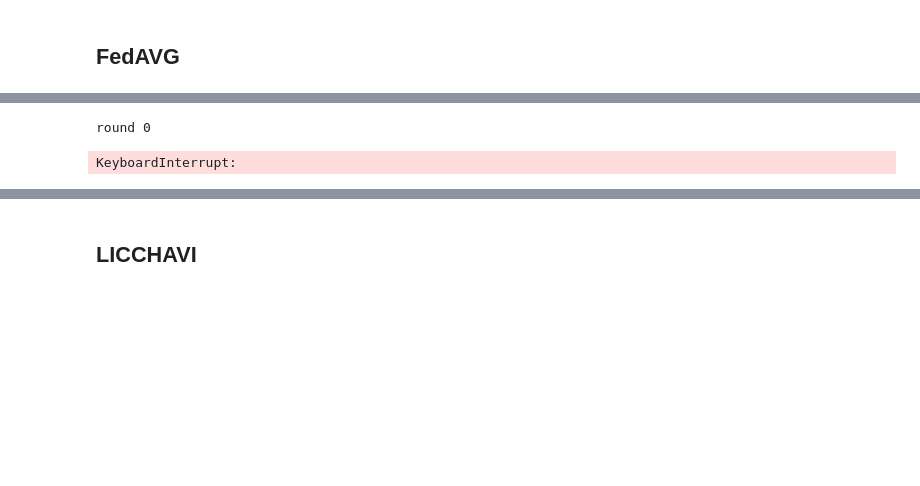
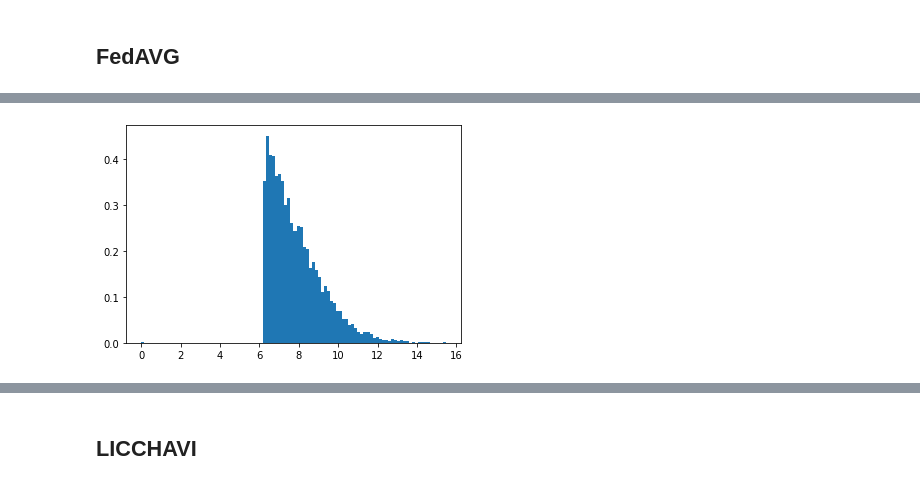
Before and after one commit to LeoSerena/LicchaviByzantineResilience, a Jupyter notebook: language_model.ipynb, the cells around one changed output, grey strips where cells are left out. Cells and saved outputs as stored; diff of their text form; code cells hidden in the pictures; blank space fills up the shorter version.

```diff
--- a/language_model.ipynb
+++ b/language_model.ipynb
@@ -130,5 +126,7 @@ federated.generate_general('and', random = False)
 # %%
-federated.train(10, save_results=False)
+x = np.array(list(federated.vocabulary.vocab.values()))
+x = np.log(x)
+plt.hist(x, bins = 100, density=True)
+plt.show()
 # %% [output]
-round 0
-KeyboardInterrupt:
+[figure, added]
```
Also changed, not shown: parts of 8 cells of this notebook, 15 other files.
